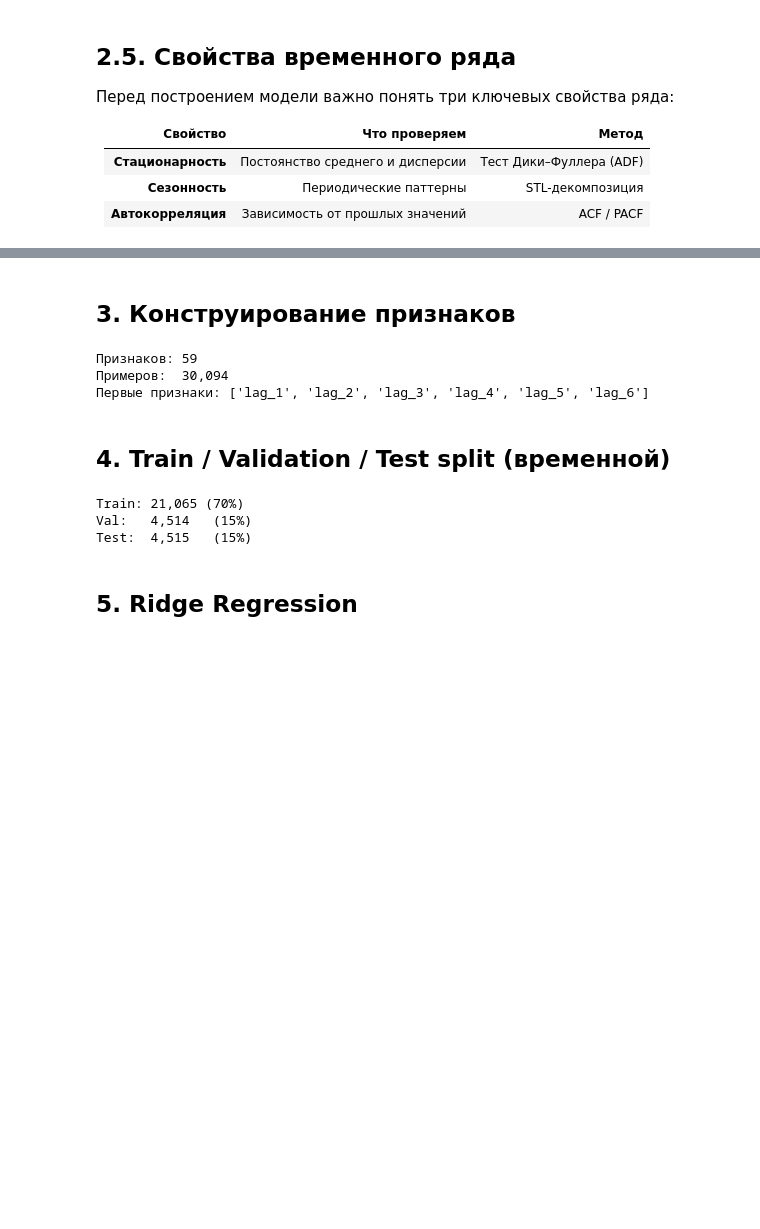
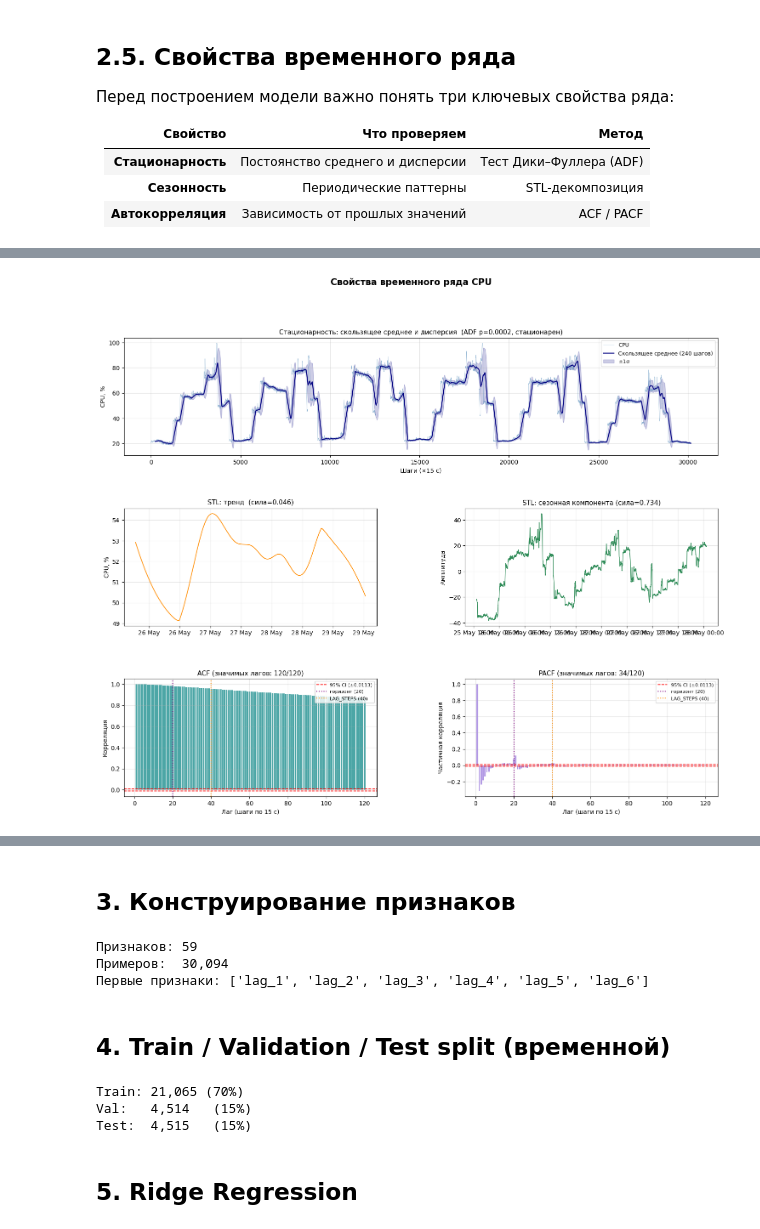
Before and after one commit to 2blackdragon/MLPredictor, a Jupyter notebook: training/cpu_forecast_comparison.ipynb, the cells around one changed output, grey strips where cells are left out. Saved outputs shown, nothing was run; the diff lists cells and outputs as text; code cells hidden in the pictures; blank space fills up the shorter version.

```diff
--- a/training/cpu_forecast_comparison.ipynb
+++ b/training/cpu_forecast_comparison.ipynb
@@ -285,0 +226,77 @@ print(f'  → Rolling windows {ROLL_WINS} захватывают локальн
+# %%
+# ─────────────────────────────────────────────────────────────
+# ГРАФИКИ
+# ─────────────────────────────────────────────────────────────
+fig = plt.figure(figsize=(18, 14))
+gs  = gridspec.GridSpec(3, 2, figure=fig, hspace=0.45, wspace=0.35)
+fig.suptitle('Свойства временного ряда CPU', fontsize=15, fontweight='bold')
+
+# --- 1a. Скользящее среднее и дисперсия (стационарность) ---
+ax1 = fig.add_subplot(gs[0, :])
+win = 240  # 1 час
+roll_m = series.rolling(win).mean()
+roll_s = series.rolling(win).std()
+ax1.plot(series.values, lw=0.4, color='steelblue', alpha=0.6, label='CPU')
+ax1.plot(roll_m.values, lw=1.5, color='navy',   label=f'Скользящее среднее ({win} шагов)')
+ax1.fill_between(range(len(series)),
+                 (roll_m - roll_s).values, (roll_m + roll_s).values,
+                 alpha=0.2, color='navy', label='±1σ')
+ax1.set_title(
+    f'Стационарность: скользящее среднее и дисперсия  '
+    f'(ADF p={adf_pvalue:.4f}, {"стационарен" if adf_pvalue < 0.05 else "не стационарен"})',
+    fontsize=11
+)
+ax1.set_xlabel('Шаги (×15 с)')
+ax1.set_ylabel('CPU, %')
+ax1.legend(fontsize=9, loc='upper right')
+ax1.grid(alpha=0.3)
+
+# --- 2a. STL: тренд ---
+ax2 = fig.add_subplot(gs[1, 0])
+dt_stl = df['datetime'].iloc[:len(series_stl)]
+ax2.plot(dt_stl.values, stl_fit.trend, lw=1.2, color='darkorange')
+ax2.set_title(f'STL: тренд  (сила={trend_strength:.3f})', fontsize=11)
+ax2.set_ylabel('CPU, %')
+ax2.xaxis.set_major_formatter(plt.matplotlib.dates.DateFormatter('%d %b'))
+ax2.grid(alpha=0.3)
+
+# --- 2b. STL: сезонная компонента ---
+ax3 = fig.add_subplot(gs[1, 1])
+# Показываем 3 дня для наглядности
+show_n = 3 * PERIOD_DAY
+ax3.plot(dt_stl.values[:show_n], stl_fit.seasonal[:show_n], lw=1.0, color='seagreen')
+ax3.set_title(f'STL: сезонная компонента (сила={seasonal_strength:.3f})', fontsize=11)
+ax3.set_ylabel('Амплитуда')
+ax3.xaxis.set_major_formatter(plt.matplotlib.dates.DateFormatter('%d %b %H:%M'))
+ax3.grid(alpha=0.3)
+
+# --- 3a. ACF ---
+ax4 = fig.add_subplot(gs[2, 0])
+lags = np.arange(1, MAX_LAG + 1)
+ax4.bar(lags, acf_vals[1:], color='teal', alpha=0.7, width=0.8)
+ax4.axhline( conf_int, color='red', ls='--', lw=1.2, label=f'95% CI (±{conf_int:.4f})')
+ax4.axhline(-conf_int, color='red', ls='--', lw=1.2)
+ax4.axvline(HORIZON, color='purple', ls=':', lw=1.5, label=f'горизонт ({HORIZON})')
+ax4.axvline(LAG_STEPS, color='darkorange', ls=':', lw=1.5, label=f'LAG_STEPS ({LAG_STEPS})')
+ax4.set_title(f'ACF (значимых лагов: {sig_acf}/{MAX_LAG})', fontsize=11)
+ax4.set_xlabel('Лаг (шаги по 15 с)')
+ax4.set_ylabel('Корреляция')
+ax4.legend(fontsize=8)
+ax4.grid(alpha=0.3)
+
+# --- 3b. PACF ---
+ax5 = fig.add_subplot(gs[2, 1])
+ax5.bar(lags, pacf_vals[1:], color='mediumpurple', alpha=0.7, width=0.8)
+ax5.axhline( conf_int, color='red', ls='--', lw=1.2, label=f'95% CI (±{conf_int:.4f})')
+ax5.axhline(-conf_int, color='red', ls='--', lw=1.2)
+ax5.axvline(HORIZON, color='purple', ls=':', lw=1.5, label=f'горизонт ({HORIZON})')
+ax5.axvline(LAG_STEPS, color='darkorange', ls=':', lw=1.5, label=f'LAG_STEPS ({LAG_STEPS})')
+ax5.set_title(f'PACF (значимых лагов: {sig_pacf}/{MAX_LAG})', fontsize=11)
+ax5.set_xlabel('Лаг (шаги по 15 с)')
+ax5.set_ylabel('Частичная корреляция')
+ax5.legend(fontsize=8)
+ax5.grid(alpha=0.3)
+
+plt.show()
+# %% [output]
+[figure, added]
```
Also changed, not shown: parts of 12 cells of this notebook.
